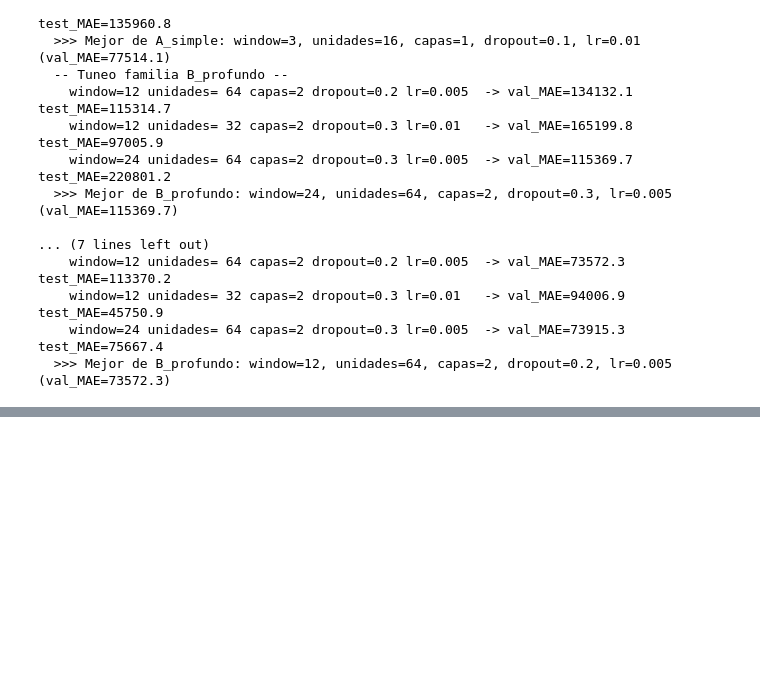
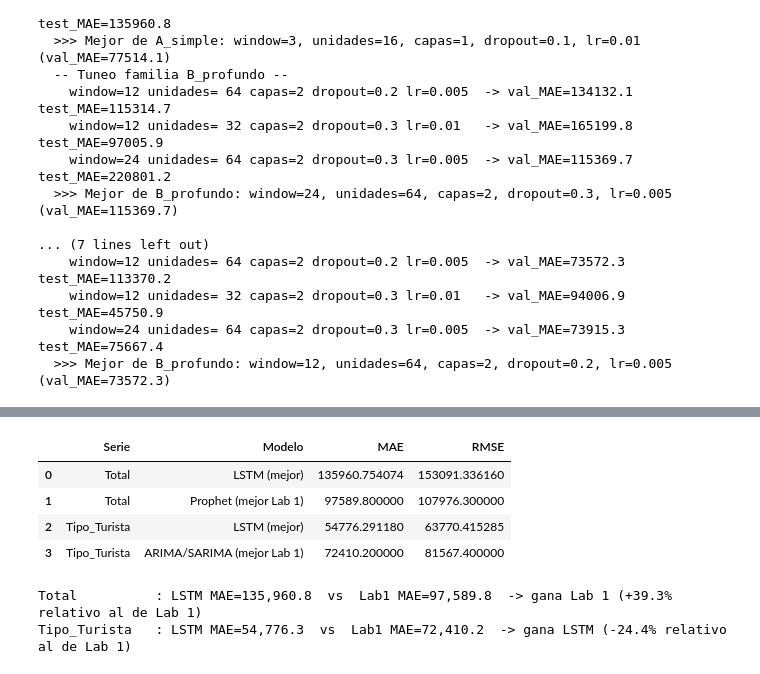
Before and after one commit to Zacatac23/Lab2_Data, a Jupyter notebook: Avance_Laboratorio2_LSTM.ipynb, the cells around one changed output, grey strips where cells are left out. Drawn from its saved outputs; the diff is of its cells as text; code cells hidden in the pictures; blank space fills up the shorter version.

```diff
--- a/Avance_Laboratorio2_LSTM.ipynb
+++ b/Avance_Laboratorio2_LSTM.ipynb
@@ -316,0 +362,38 @@ for nombre_serie in series:
+# %%
+benchmark_lab1 = {
+    'Total':        {'modelo': 'Prophet (mejor Lab 1)',           'MAE': 97589.8,  'RMSE': 107976.3},
+    'Tipo_Turista': {'modelo': 'ARIMA/SARIMA (mejor Lab 1)',      'MAE': 72410.2,  'RMSE': 81567.4},
+}
+
+comparacion_final = []
+for nombre_serie in series:
+    r = mejor_lstm_por_serie[nombre_serie]
+    comparacion_final.append({
+        'Serie': nombre_serie, 'Modelo': 'LSTM (mejor)',
+        'MAE': r['test_mae'], 'RMSE': r['test_rmse'],
+    })
+    comparacion_final.append({
+        'Serie': nombre_serie, 'Modelo': benchmark_lab1[nombre_serie]['modelo'],
+        'MAE': benchmark_lab1[nombre_serie]['MAE'], 'RMSE': benchmark_lab1[nombre_serie]['RMSE'],
+    })
+
+comparacion_final = pd.DataFrame(comparacion_final)
+comparacion_final
+# %% [output]
+|  | Serie | Modelo | MAE | RMSE |
+| 0 | Total | LSTM (mejor) | 135960.754074 | 153091.336160 |
+| 1 | Total | Prophet (mejor Lab 1) | 97589.800000 | 107976.300000 |
+| 2 | Tipo_Turista | LSTM (mejor) | 54776.291180 | 63770.415285 |
+| 3 | Tipo_Turista | ARIMA/SARIMA (mejor Lab 1) | 72410.200000 | 81567.400000 |
+# %%
+for nombre_serie in series:
+    sub = comparacion_final[comparacion_final['Serie'] == nombre_serie].set_index('Modelo')
+    mae_lstm = sub.loc['LSTM (mejor)', 'MAE']
+    mae_lab1 = sub.loc[benchmark_lab1[nombre_serie]['modelo'], 'MAE']
+    mejor = 'LSTM' if mae_lstm < mae_lab1 else 'Lab 1'
+    dif_pct = (mae_lstm - mae_lab1) / mae_lab1 * 100
+    print(f"{nombre_serie:15s}: LSTM MAE={mae_lstm:,.1f}  vs  Lab1 MAE={mae_lab1:,.1f}  "
+          f"-> gana {mejor} ({dif_pct:+.1f}% relativo al de Lab 1)")
+# %% [output]
+Total          : LSTM MAE=135,960.8  vs  Lab1 MAE=97,589.8  -> gana Lab 1 (+39.3% relativo al de Lab 1)
+Tipo_Turista   : LSTM MAE=54,776.3  vs  Lab1 MAE=72,410.2  -> gana LSTM (-24.4% relativo al de Lab 1)
```
Also changed, not shown: parts of 8 cells of this notebook.
